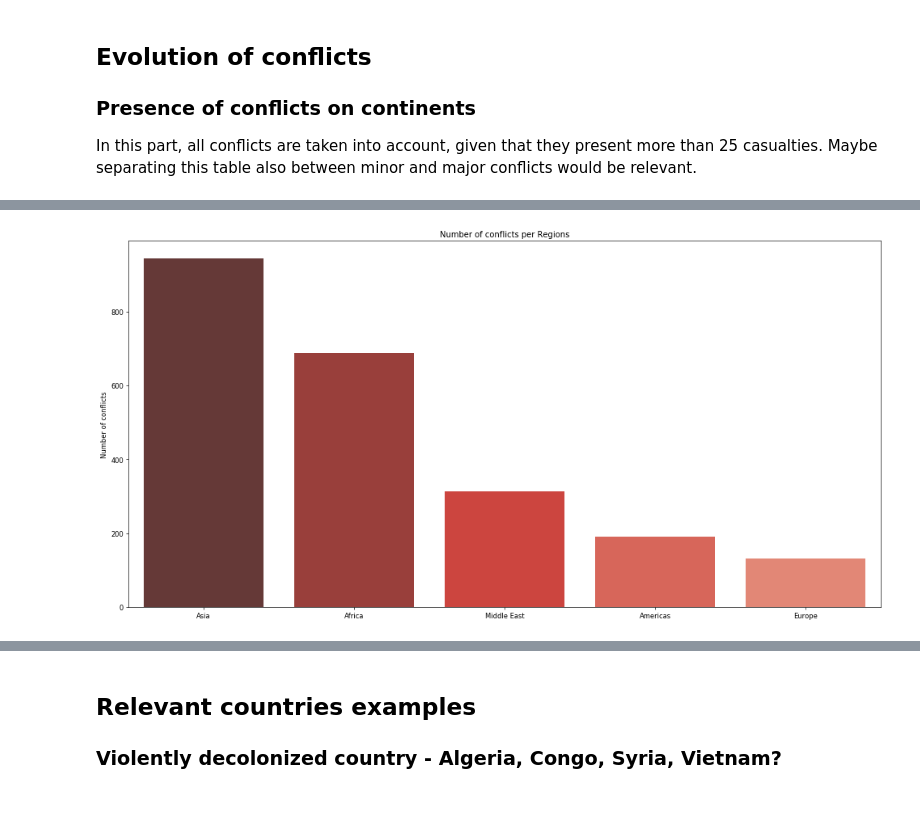
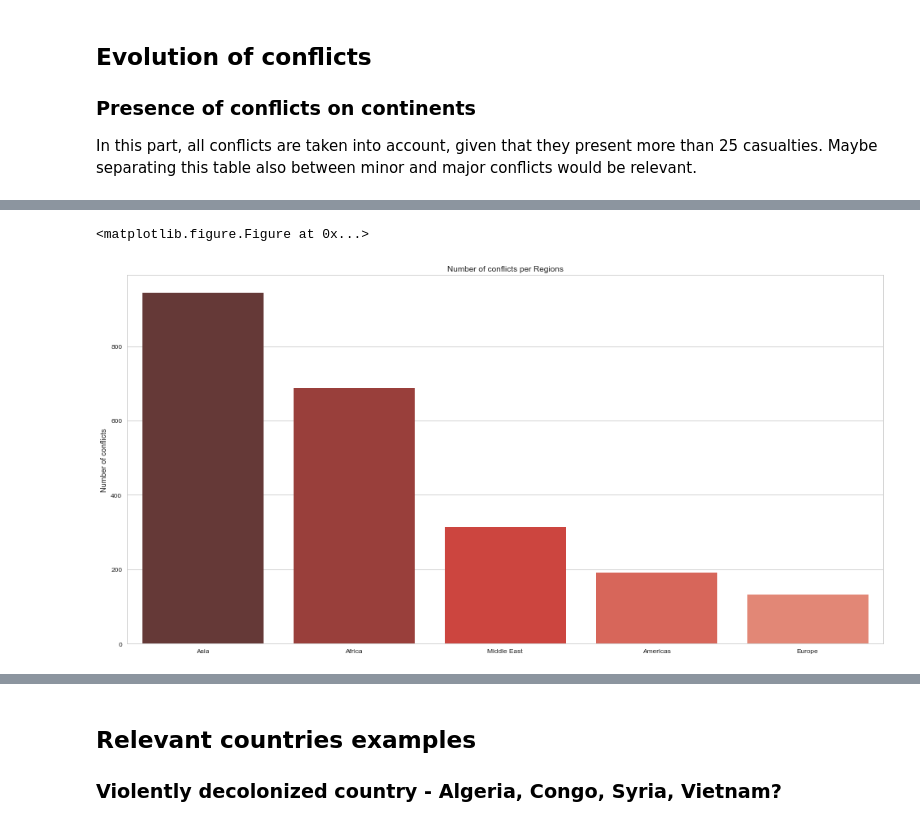
Before and after one commit to julied20/ada-2017, a Jupyter notebook: Project/Exploratory Analysis.ipynb, the cells around one changed output, grey strips where cells are left out. Drawn from its saved outputs; the diff is of its cells as text; code cells hidden in the pictures.

```diff
--- a/Project/Exploratory Analysis.ipynb
+++ b/Project/Exploratory Analysis.ipynb
@@ -22,6 +22,7 @@ y = colonies_df['Colonizer Country'].value_counts().values
 
 
 plt.figure(figsize=(20,10), dpi=60, facecolor='w', edgecolor='k')
+sns.set(style="whitegrid")
 sns.barplot(x,y,palette="Reds_d")
 plt.xticks(x, my_xticks)
 plt.ylabel('Number of colonies')
@@ -90,14 +102,16 @@ ucdp_df = pd.read_csv('datasets/ucdp-prio-acd-171.csv')
 # %%
 x = np.linspace(1,5,5)
 y_ = ucdp_df['region'].value_counts().values
 y = y_[:5]
 myticks = ['Asia','Africa','Middle East','Americas','Europe']
 
 plt.figure(figsize=(20,10), dpi=60, facecolor='w', edgecolor='k')
+sns.set(style="whitegrid")
 sns.barplot(x,y,palette="Reds_d")
 plt.ylabel('Number of conflicts')
 plt.title('Number of conflicts per Regions')
 plt.xticks(x-1,myticks)
 plt.show()
 # %% [output]
+<matplotlib.figure.Figure at 0x...>
-[figure, old version]
+[figure, new version]
```
Also changed, not shown: parts of 6 cells of this notebook.
